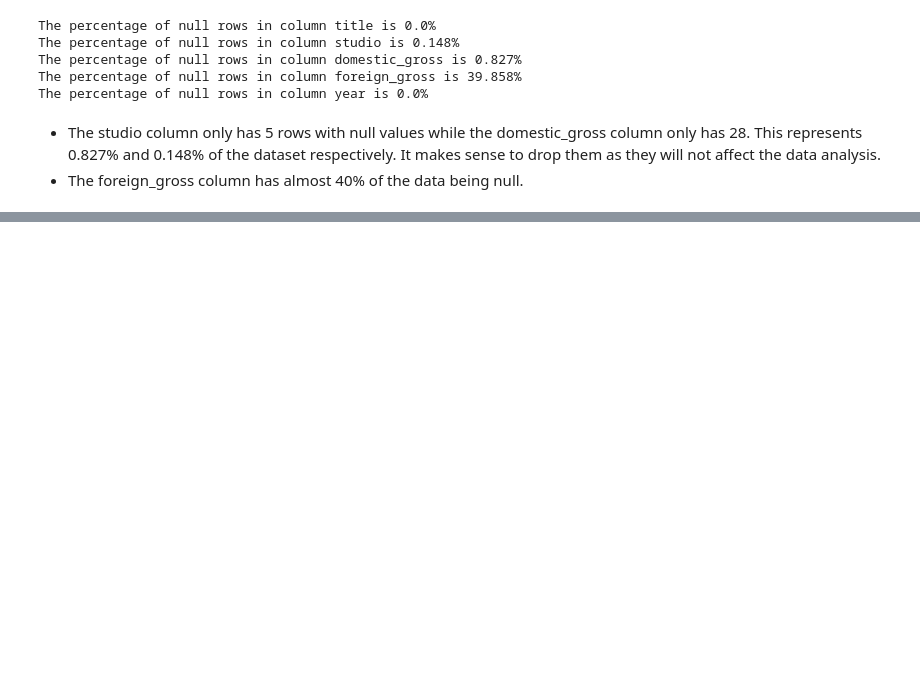
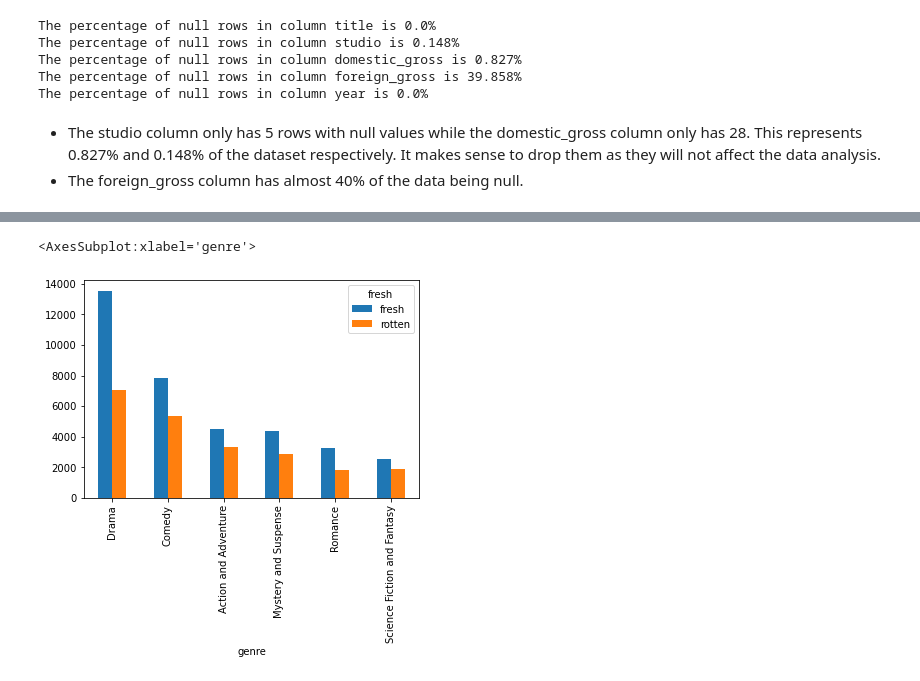
Before and after one commit to ngili/Exploratory-Analysis-of-Movies, a Jupyter notebook: student.ipynb, the cells around one changed output, grey strips where cells are left out. Drawn from its saved outputs; the diff is of its cells as text; code cells hidden in the pictures; blank space fills up the shorter version.

```diff
--- a/student.ipynb
+++ b/student.ipynb
@@ -229,0 +461,5 @@ bom_movies.foreign_gross = bom_movies.foreign_gross.astype(float)
+# %%
+genres.groupby(['genre','fresh']).count()['id'].unstack().sort_values(['fresh','rotten'],ascending=False)[:6].plot(kind='bar')
+# %% [output]
+<AxesSubplot:xlabel='genre'>
+[figure, added]
```
Also changed, not shown: parts of 45 cells of this notebook, 1 other file.
